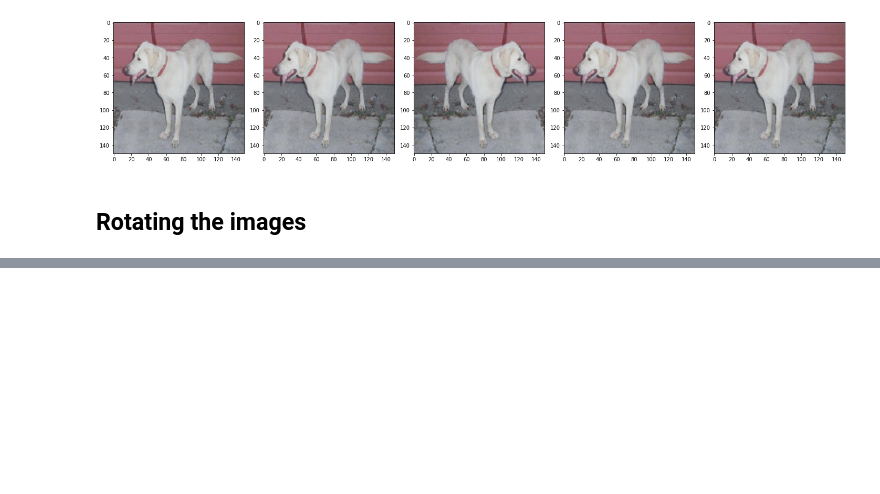
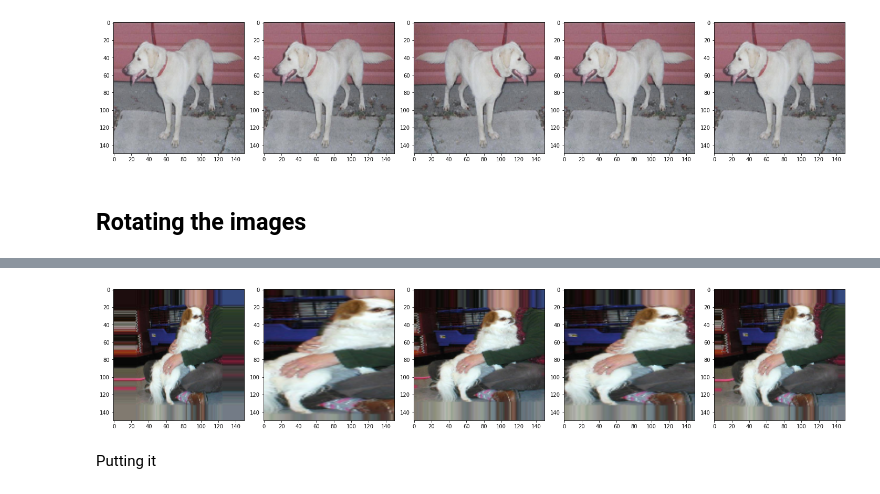
Before and after one commit to ritesh-chafer/cats-vs-dog, a Jupyter notebook: with_image_augmentation.ipynb, the cells around one changed output, grey strips where cells are left out. Drawn from its saved outputs; the diff is of its cells as text; code cells hidden in the pictures; blank space fills up the shorter version.

```diff
--- a/with_image_augmentation.ipynb
+++ b/with_image_augmentation.ipynb
@@ -98,0 +124,7 @@ plotImages(augmented_images)
+# %%
+augmented_images = [train_data_gen[0][0][0] for i in range(5)]
+plotImages(augmented_images)
+# %% [output]
+[figure, added]
+# %% [markdown]
+Putting it
```
Also changed, not shown: parts of 4 cells of this notebook.
